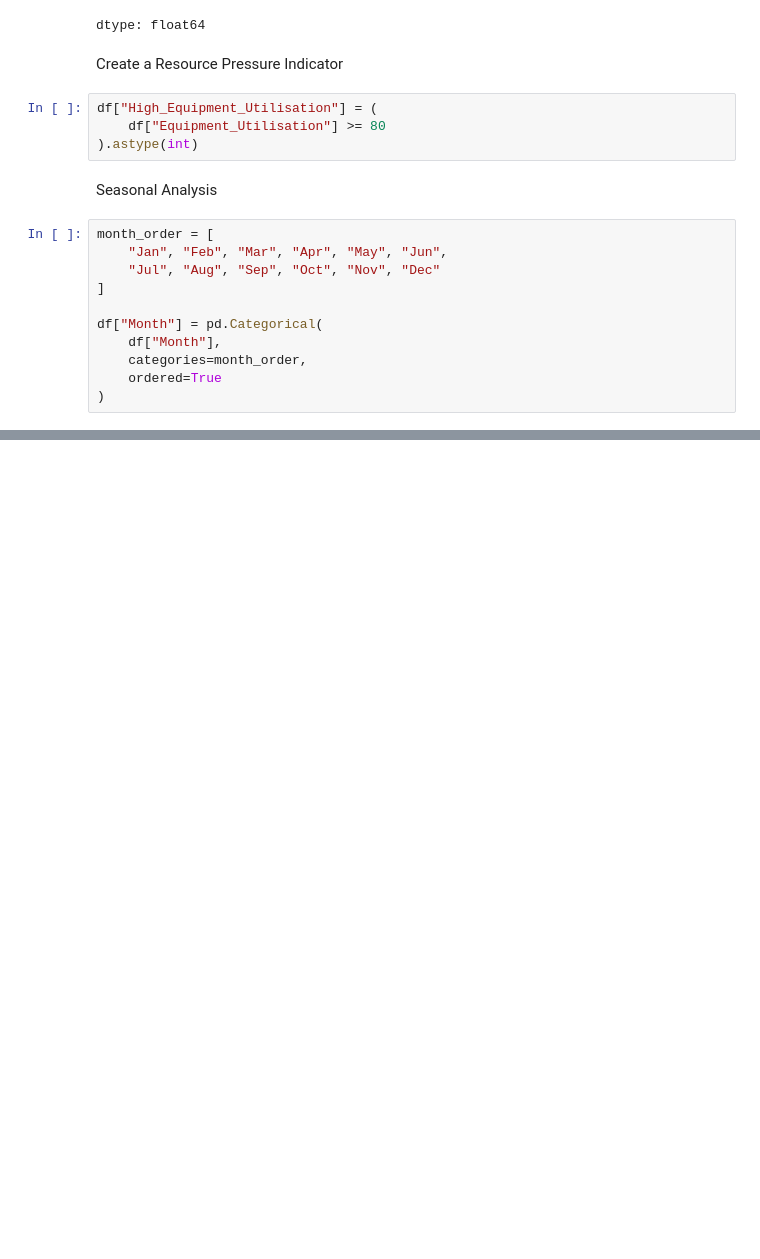
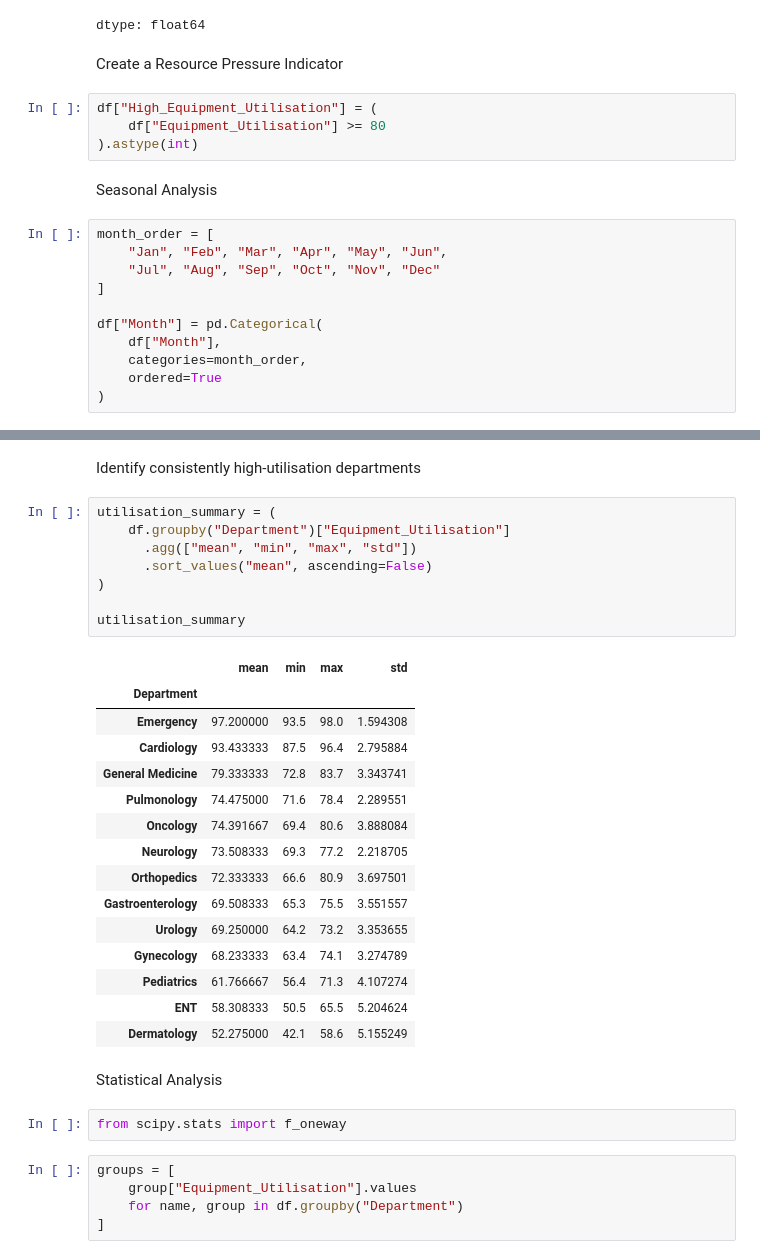
Before and after one commit to PRIYA-P14/Hospital_Resource_Allocation_Analysis, a Jupyter notebook: Hospital_Resource_Allocation_Analysis.ipynb, the cells around one changed output, grey strips where cells are left out. Cells and saved outputs as stored; diff of their text form; blank space fills up the shorter version.

```diff
--- a/Hospital_Resource_Allocation_Analysis.ipynb
+++ b/Hospital_Resource_Allocation_Analysis.ipynb
@@ -243,0 +267,35 @@ df["Month"] = pd.Categorical(
+# %% [markdown]
+Identify consistently high-utilisation departments
+# %%
+utilisation_summary = (
+    df.groupby("Department")["Equipment_Utilisation"]
+      .agg(["mean", "min", "max", "std"])
+      .sort_values("mean", ascending=False)
+)
+
+utilisation_summary
+# %% [output]
+|  | mean | min | max | std |
+| Department |  |  |  |  |
+| Emergency | 97.200000 | 93.5 | 98.0 | 1.594308 |
+| Cardiology | 93.433333 | 87.5 | 96.4 | 2.795884 |
+| General Medicine | 79.333333 | 72.8 | 83.7 | 3.343741 |
+| Pulmonology | 74.475000 | 71.6 | 78.4 | 2.289551 |
+| Oncology | 74.391667 | 69.4 | 80.6 | 3.888084 |
+| Neurology | 73.508333 | 69.3 | 77.2 | 2.218705 |
+| Orthopedics | 72.333333 | 66.6 | 80.9 | 3.697501 |
+| Gastroenterology | 69.508333 | 65.3 | 75.5 | 3.551557 |
+| Urology | 69.250000 | 64.2 | 73.2 | 3.353655 |
+| Gynecology | 68.233333 | 63.4 | 74.1 | 3.274789 |
+| Pediatrics | 61.766667 | 56.4 | 71.3 | 4.107274 |
+| ENT | 58.308333 | 50.5 | 65.5 | 5.204624 |
+| Dermatology | 52.275000 | 42.1 | 58.6 | 5.155249 |
+# %% [markdown]
+Statistical Analysis
+# %%
+from scipy.stats import f_oneway
+# %%
+groups = [
+    group["Equipment_Utilisation"].values
+    for name, group in df.groupby("Department")
+]
```
Also changed, not shown: parts of 18 cells of this notebook.
